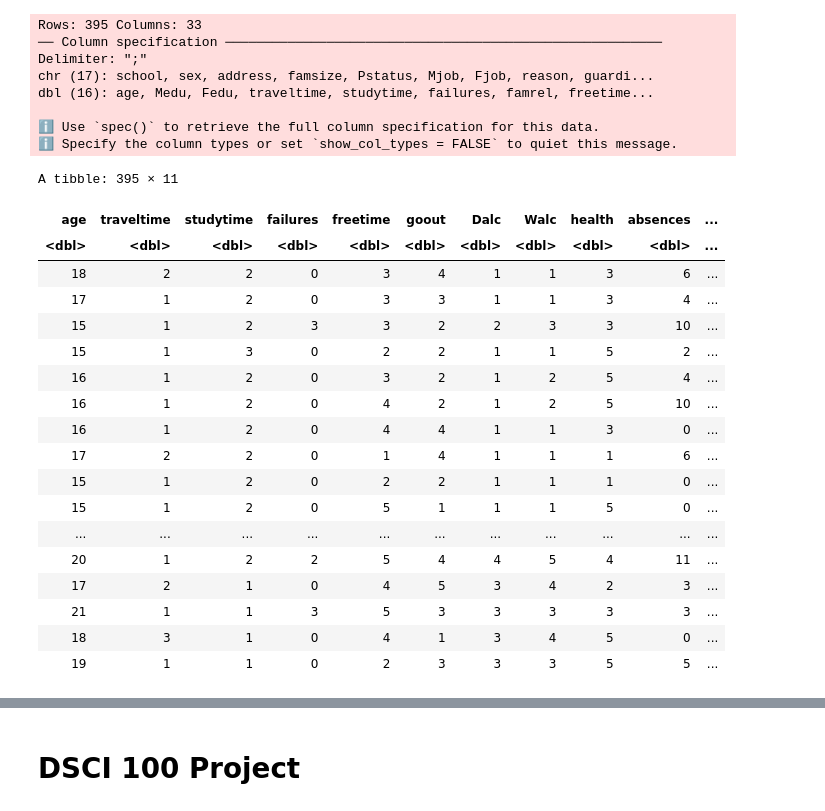
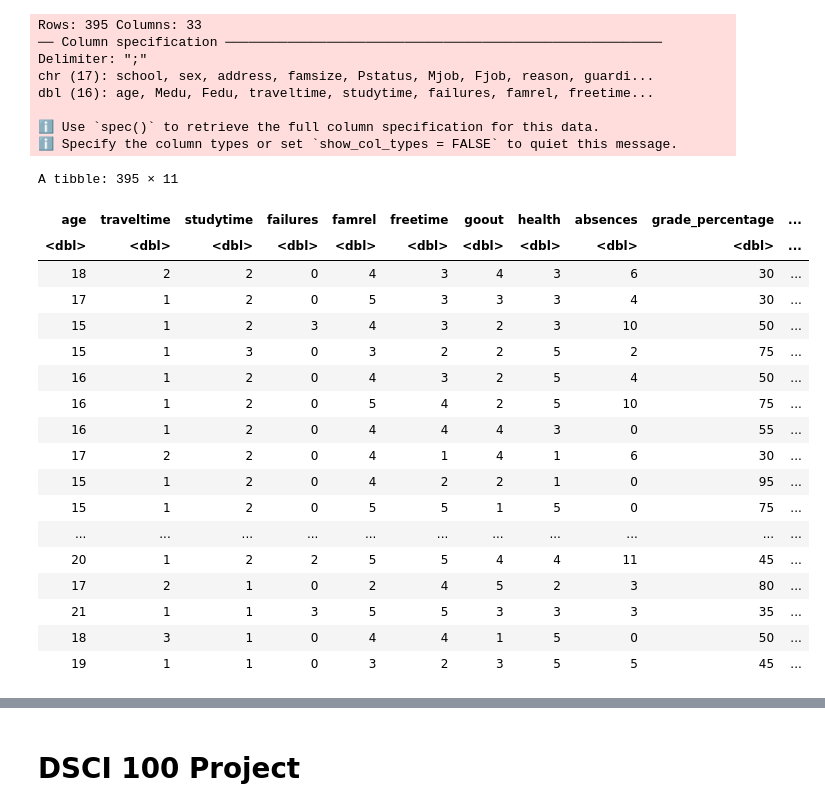
Before and after one commit to chloezandberg/dsci-100-project, a Jupyter notebook: STUDENT.ipynb, the cells around one changed output, grey strips where cells are left out. Drawn from its saved outputs; the diff is of its cells as text; code cells hidden in the pictures.

```diff
--- a/STUDENT.ipynb
+++ b/STUDENT.ipynb
@@ -11,33 +11,34 @@ dbl (16): age, Medu, Fedu, traveltime, studytime, failures, famrel, freetime...
 ℹ Use `spec()` to retrieve the full column specification for this data.
 ℹ Specify the column types or set `show_col_types = FALSE` to quiet this message.
 # %%
-select_data <-select(student_data, -school, -address, -Mjob, -Pstatus, -higher, -internet, - paid, - famrel, - activities,
+select_data <-select(student_data, -school, -address, -Mjob, -Pstatus, -higher, -internet, - paid, - activities,
             -sex, -nursery, -Fjob, -Medu, -Fedu, -famsize, -G1, -G2, - guardian, -reason, -romantic, - famsup, -schoolsup)
 # %%
-mutated_data<-mutate(select_data, grade_percentage = G3/20*100)
- #just so you can see
+mutated_data<-mutate(select_data, grade_percentage = G3/20*100, alc = (Walc + Dalc)/2)
+ #Makes G3 into a percentage, and takes weekly and daily alcohol consumption average and creates one
+# column of overall alcohol consumption
 
-data<-select(mutated_data, -G3)
+data<-select(mutated_data, -G3, -Dalc, -Walc)
 data
-#Dont have to do this last step but it removes the now unnecessary G3
+#Dont have to do this last step but it removes the now unnecessary G3 and alc columns
 # %% [output]
 A tibble: 395 × 11
-| age | traveltime | studytime | failures | freetime | goout | Dalc | Walc | health | absences | ... |
+| age | traveltime | studytime | failures | famrel | freetime | goout | health | absences | grade_percentage | ... |
 | <dbl> | <dbl> | <dbl> | <dbl> | <dbl> | <dbl> | <dbl> | <dbl> | <dbl> | <dbl> | ... |
-| 18 | 2 | 2 | 0 | 3 | 4 | 1 | 1 | 3 | 6 | ... |
-| 17 | 1 | 2 | 0 | 3 | 3 | 1 | 1 | 3 | 4 | ... |
-| 15 | 1 | 2 | 3 | 3 | 2 | 2 | 3 | 3 | 10 | ... |
-| 15 | 1 | 3 | 0 | 2 | 2 | 1 | 1 | 5 | 2 | ... |
-| 16 | 1 | 2 | 0 | 3 | 2 | 1 | 2 | 5 | 4 | ... |
-| 16 | 1 | 2 | 0 | 4 | 2 | 1 | 2 | 5 | 10 | ... |
-| 16 | 1 | 2 | 0 | 4 | 4 | 1 | 1 | 3 | 0 | ... |
-| 17 | 2 | 2 | 0 | 1 | 4 | 1 | 1 | 1 | 6 | ... |
-| 15 | 1 | 2 | 0 | 2 | 2 | 1 | 1 | 1 | 0 | ... |
-| 15 | 1 | 2 | 0 | 5 | 1 | 1 | 1 | 5 | 0 | ... |
+| 18 | 2 | 2 | 0 | 4 | 3 | 4 | 3 | 6 | 30 | ... |
+| 17 | 1 | 2 | 0 | 5 | 3 | 3 | 3 | 4 | 30 | ... |
+| 15 | 1 | 2 | 3 | 4 | 3 | 2 | 3 | 10 | 50 | ... |
+| 15 | 1 | 3 | 0 | 3 | 2 | 2 | 5 | 2 | 75 | ... |
+| 16 | 1 | 2 | 0 | 4 | 3 | 2 | 5 | 4 | 50 | ... |
+| 16 | 1 | 2 | 0 | 5 | 4 | 2 | 5 | 10 | 75 | ... |
+| 16 | 1 | 2 | 0 | 4 | 4 | 4 | 3 | 0 | 55 | ... |
+| 17 | 2 | 2 | 0 | 4 | 1 | 4 | 1 | 6 | 30 | ... |
+| 15 | 1 | 2 | 0 | 4 | 2 | 2 | 1 | 0 | 95 | ... |
+| 15 | 1 | 2 | 0 | 5 | 5 | 1 | 5 | 0 | 75 | ... |
 | ... | ... | ... | ... | ... | ... | ... | ... | ... | ... | ... |
-| 20 | 1 | 2 | 2 | 5 | 4 | 4 | 5 | 4 | 11 | ... |
-| 17 | 2 | 1 | 0 | 4 | 5 | 3 | 4 | 2 | 3 | ... |
-| 21 | 1 | 1 | 3 | 5 | 3 | 3 | 3 | 3 | 3 | ... |
-| 18 | 3 | 1 | 0 | 4 | 1 | 3 | 4 | 5 | 0 | ... |
-| 19 | 1 | 1 | 0 | 2 | 3 | 3 | 3 | 5 | 5 | ... |
+| 20 | 1 | 2 | 2 | 5 | 5 | 4 | 4 | 11 | 45 | ... |
+| 17 | 2 | 1 | 0 | 2 | 4 | 5 | 2 | 3 | 80 | ... |
+| 21 | 1 | 1 | 3 | 5 | 5 | 3 | 3 | 3 | 35 | ... |
+| 18 | 3 | 1 | 0 | 4 | 4 | 1 | 5 | 0 | 50 | ... |
+| 19 | 1 | 1 | 0 | 3 | 2 | 3 | 5 | 5 | 45 | ... |
 # %%
```
Also changed, not shown: parts of 3 cells of this notebook.
